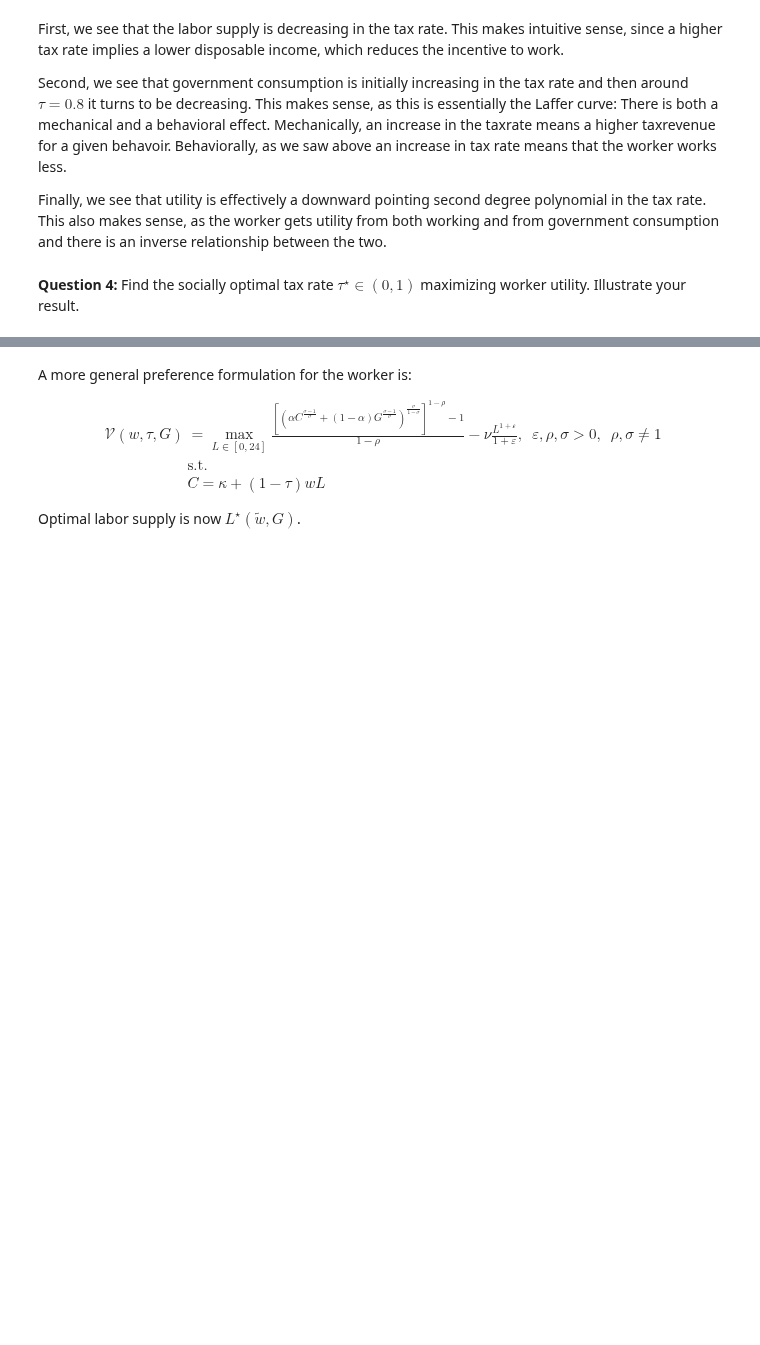
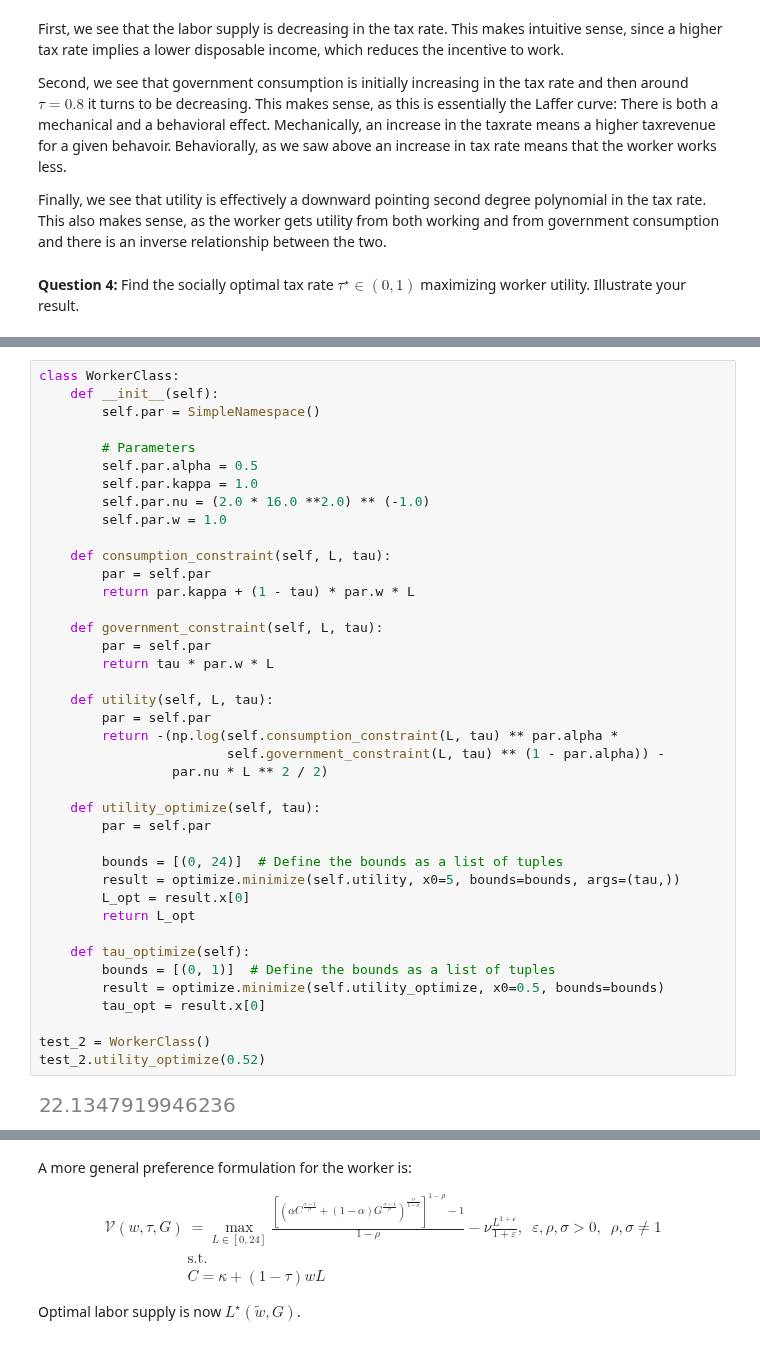
Before and after one commit to NumEconCopenhagen/projects-2023-andershuus_christianfogel, a Jupyter notebook: examproject/Exam-2023-notebook.ipynb, the cells around one changed output, grey strips where cells are left out. Saved outputs shown, nothing was run; the diff lists cells and outputs as text; blank space fills up the shorter version.

```diff
--- a/examproject/Exam-2023-notebook.ipynb
+++ b/examproject/Exam-2023-notebook.ipynb
@@ -303,0 +362,42 @@ IndentationError: expected an indented block (112142227.py, line 7)
+# %%
+class WorkerClass:
+    def __init__(self):
+        self.par = SimpleNamespace()
+
+        # Parameters
+        self.par.alpha = 0.5
+        self.par.kappa = 1.0
+        self.par.nu = (2.0 * 16.0 **2.0) ** (-1.0)
+        self.par.w = 1.0
+
+    def consumption_constraint(self, L, tau):
+        par = self.par
+        return par.kappa + (1 - tau) * par.w * L
+
+    def government_constraint(self, L, tau):
+        par = self.par
+        return tau * par.w * L
+
+    def utility(self, L, tau):
+        par = self.par
+        return -(np.log(self.consumption_constraint(L, tau) ** par.alpha *
+                        self.government_constraint(L, tau) ** (1 - par.alpha)) -
+                 par.nu * L ** 2 / 2)
+
+    def utility_optimize(self, tau):
+        par = self.par
+
+        bounds = [(0, 24)]  # Define the bounds as a list of tuples
+        result = optimize.minimize(self.utility, x0=5, bounds=bounds, args=(tau,))
+        L_opt = result.x[0]
+        return L_opt
+
+    def tau_optimize(self):
+        bounds = [(0, 1)]  # Define the bounds as a list of tuples
+        result = optimize.minimize(self.utility_optimize, x0=0.5, bounds=bounds)
+        tau_opt = result.x[0]
+
+test_2 = WorkerClass()
+test_2.utility_optimize(0.52)
+# %% [output]
+[figure, added]
```
Also changed, not shown: parts of 4 cells of this notebook, 1 other file.
